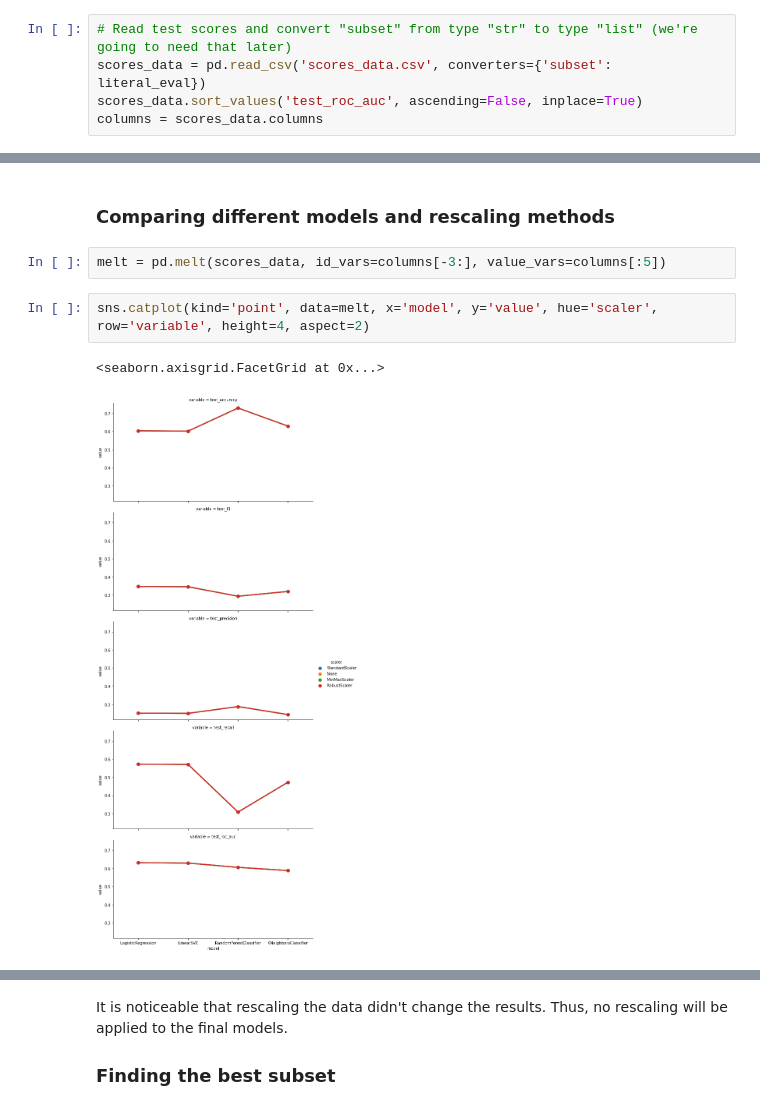
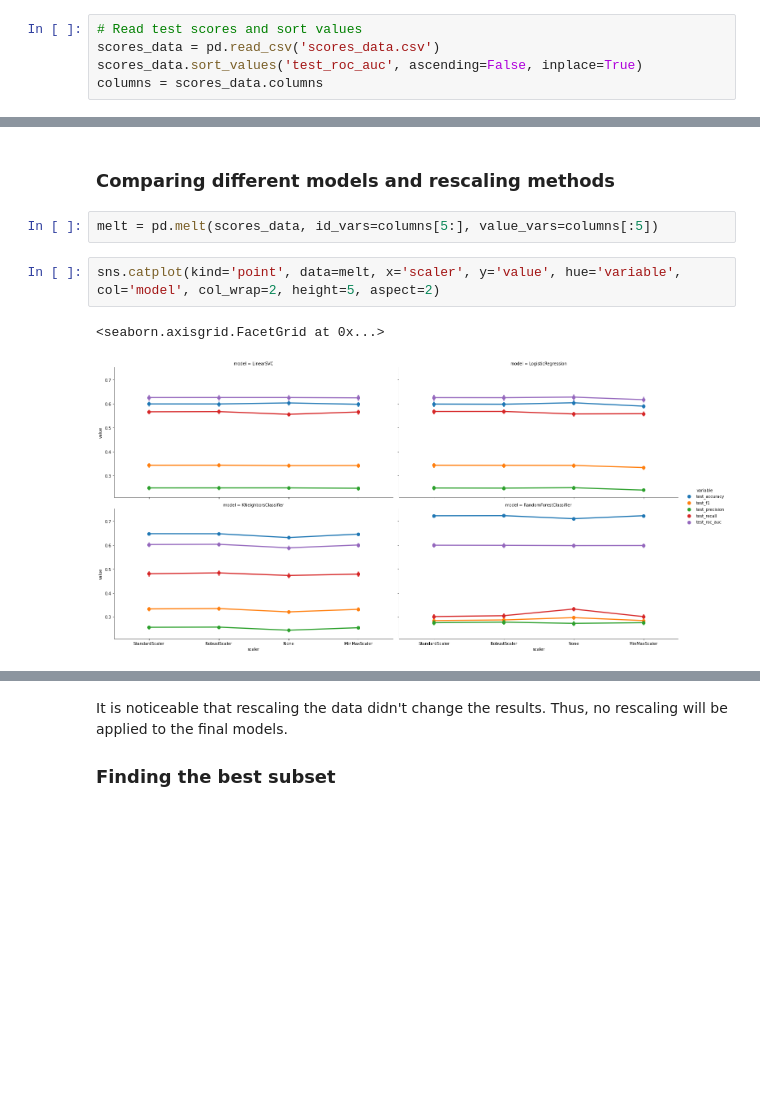
Before and after one commit to caiocrocha/SarsCov2Classifier, a Jupyter notebook: ML.ipynb, the cells around one changed output, grey strips where cells are left out. Cells and saved outputs as stored; diff of their text form; blank space fills up the shorter version.

Commit message:
Correcao dos scalers

```diff
--- a/ML.ipynb
+++ b/ML.ipynb
@@ -256,6 +265,6 @@ from ast import literal_eval
 # %%
-# Read test scores and convert "subset" from type "str" to type "list" (we're going to need that later)
-scores_data = pd.read_csv('scores_data.csv', converters={'subset': literal_eval})
+# Read test scores and sort values
+scores_data = pd.read_csv('scores_data.csv')
 scores_data.sort_values('test_roc_auc', ascending=False, inplace=True)
 columns = scores_data.columns
 # %%
@@ -271,9 +280,9 @@ scores_data.head()
 <a id='comparing'></a>
 ### Comparing different models and rescaling methods
 # %%
-melt = pd.melt(scores_data, id_vars=columns[-3:], value_vars=columns[:5])
+melt = pd.melt(scores_data, id_vars=columns[5:], value_vars=columns[:5])
 # %%
-sns.catplot(kind='point', data=melt, x='model', y='value', hue='scaler', row='variable', height=4, aspect=2)
+sns.catplot(kind='point', data=melt, x='scaler', y='value', hue='variable', col='model', col_wrap=2, height=5, aspect=2)
 # %% [output]
 <seaborn.axisgrid.FacetGrid at 0x...>
-[figure, old version]
+[figure, new version]
```
Also changed, not shown: parts of 25 cells of this notebook, 1 other file.
